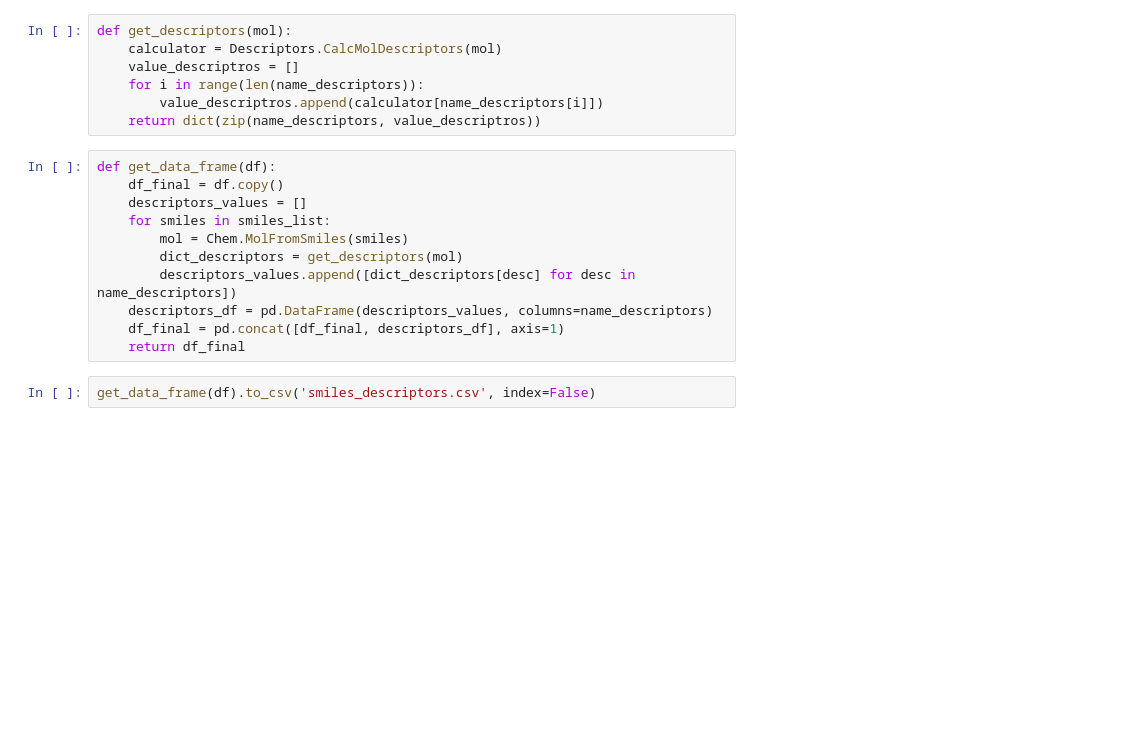
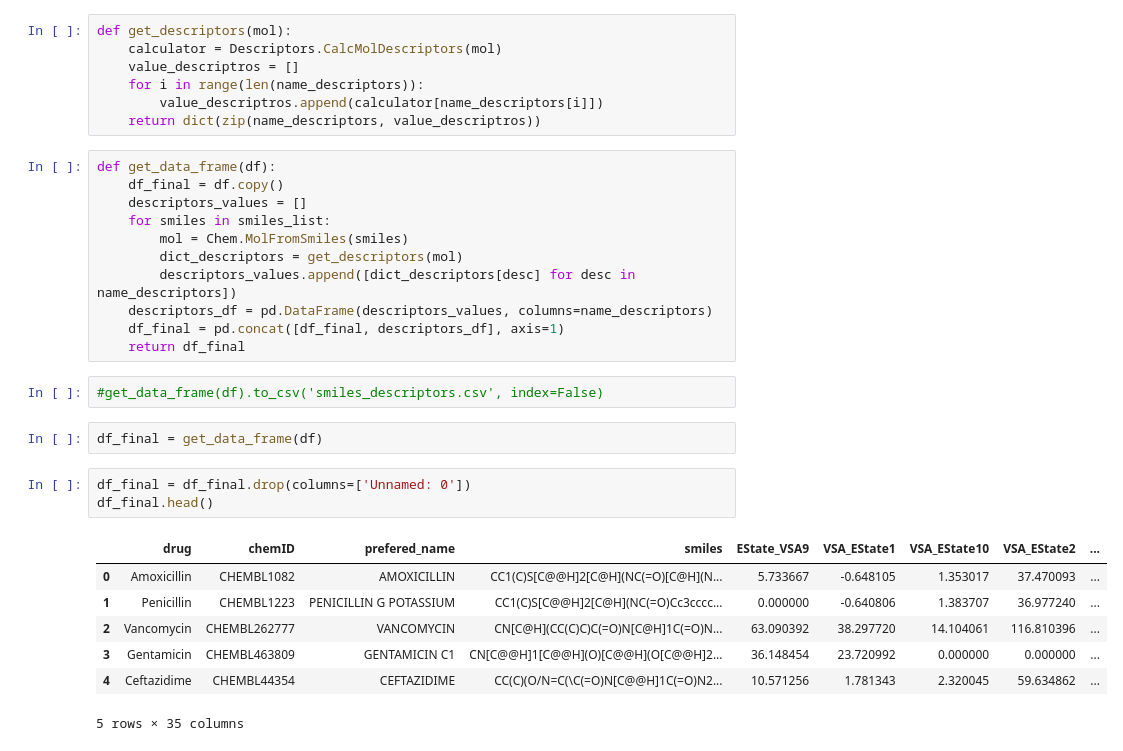
Before and after one commit to Wisley1/DataCon2023, a Jupyter notebook: Hacaton.ipynb, the cells around one changed output. Saved outputs shown, nothing was run; the diff lists cells and outputs as text; blank space fills up the shorter version.

```diff
--- a/Hacaton.ipynb
+++ b/Hacaton.ipynb
@@ -43,4 +58,17 @@ def get_data_frame(df):
     df_final = pd.concat([df_final, descriptors_df], axis=1)
     return df_final
 # %%
-get_data_frame(df).to_csv('smiles_descriptors.csv', index=False)
+#get_data_frame(df).to_csv('smiles_descriptors.csv', index=False)
+# %%
+df_final = get_data_frame(df)
+# %%
+df_final = df_final.drop(columns=['Unnamed: 0'])
+df_final.head()
+# %% [output]
+|  | drug | chemID | prefered_name | smiles | EState_VSA9 | VSA_EState1 | VSA_EState10 | VSA_EState2 | ... |
+| 0 | Amoxicillin | CHEMBL1082 | AMOXICILLIN | CC1(C)S[C@@H]2[C@H](NC(=O)[C@H](N... | 5.733667 | -0.648105 | 1.353017 | 37.470093 | ... |
+| 1 | Penicillin | CHEMBL1223 | PENICILLIN G POTASSIUM | CC1(C)S[C@@H]2[C@H](NC(=O)Cc3cccc... | 0.000000 | -0.640806 | 1.383707 | 36.977240 | ... |
+| 2 | Vancomycin | CHEMBL262777 | VANCOMYCIN | CN[C@H](CC(C)C)C(=O)N[C@H]1C(=O)N... | 63.090392 | 38.297720 | 14.104061 | 116.810396 | ... |
+| 3 | Gentamicin | CHEMBL463809 | GENTAMICIN C1 | CN[C@@H]1[C@@H](O)[C@@H](O[C@@H]2... | 36.148454 | 23.720992 | 0.000000 | 0.000000 | ... |
+| 4 | Ceftazidime | CHEMBL44354 | CEFTAZIDIME | CC(C)(O/N=C(\C(=O)N[C@@H]1C(=O)N2... | 10.571256 | 1.781343 | 2.320045 | 59.634862 | ... |
+5 rows × 35 columns
```
Also changed, not shown: parts of 3 cells of this notebook.
